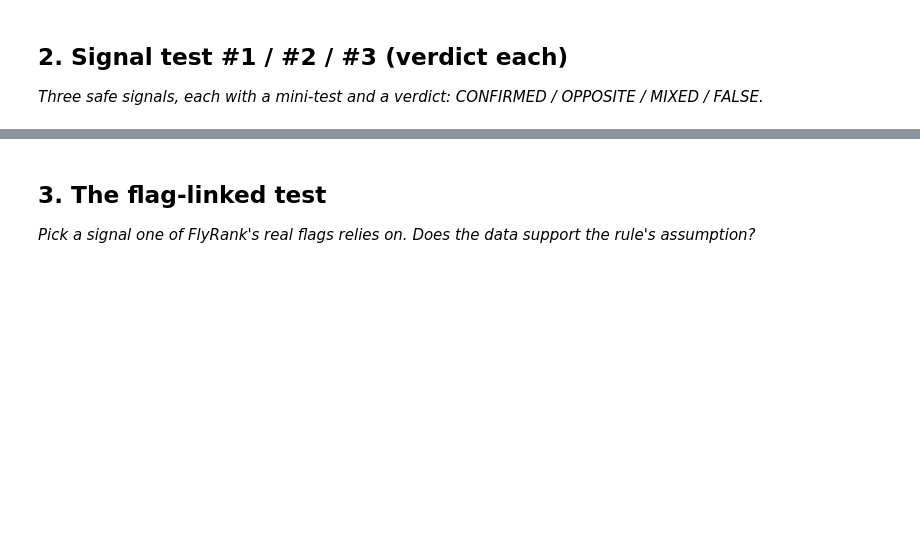
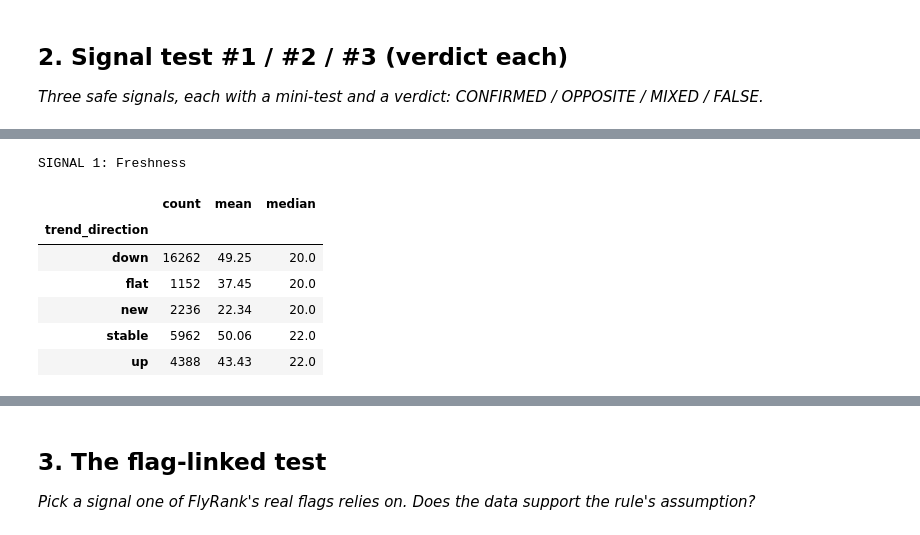
Before and after one commit to Duchalsoham12/flyrank-ml-internship, a Jupyter notebook: work/notebooks/w04_signal_audit.ipynb, the cells around one changed output, grey strips where cells are left out. Cells and saved outputs as stored; diff of their text form; code cells hidden in the pictures; blank space fills up the shorter version.

```diff
--- a/work/notebooks/w04_signal_audit.ipynb
+++ b/work/notebooks/w04_signal_audit.ipynb
@@ -22,0 +165,18 @@ This skeleton is yours to fill. Work the sections **in order** — each one has
+# %%
+# Signal 1: days since last update
+print("SIGNAL 1: Freshness")
+
+display(
+    df.groupby("trend_direction")["days_since_last_update"]
+      .agg(["count", "mean", "median"])
+      .round(2)
+)
+# %% [output]
+SIGNAL 1: Freshness
+|  | count | mean | median |
+| trend_direction |  |  |  |
+| down | 16262 | 49.25 | 20.0 |
+| flat | 1152 | 37.45 | 20.0 |
+| new | 2236 | 22.34 | 20.0 |
+| stable | 5962 | 50.06 | 22.0 |
+| up | 4388 | 43.43 | 22.0 |
```
Also changed, not shown: parts of 25 cells of this notebook.
